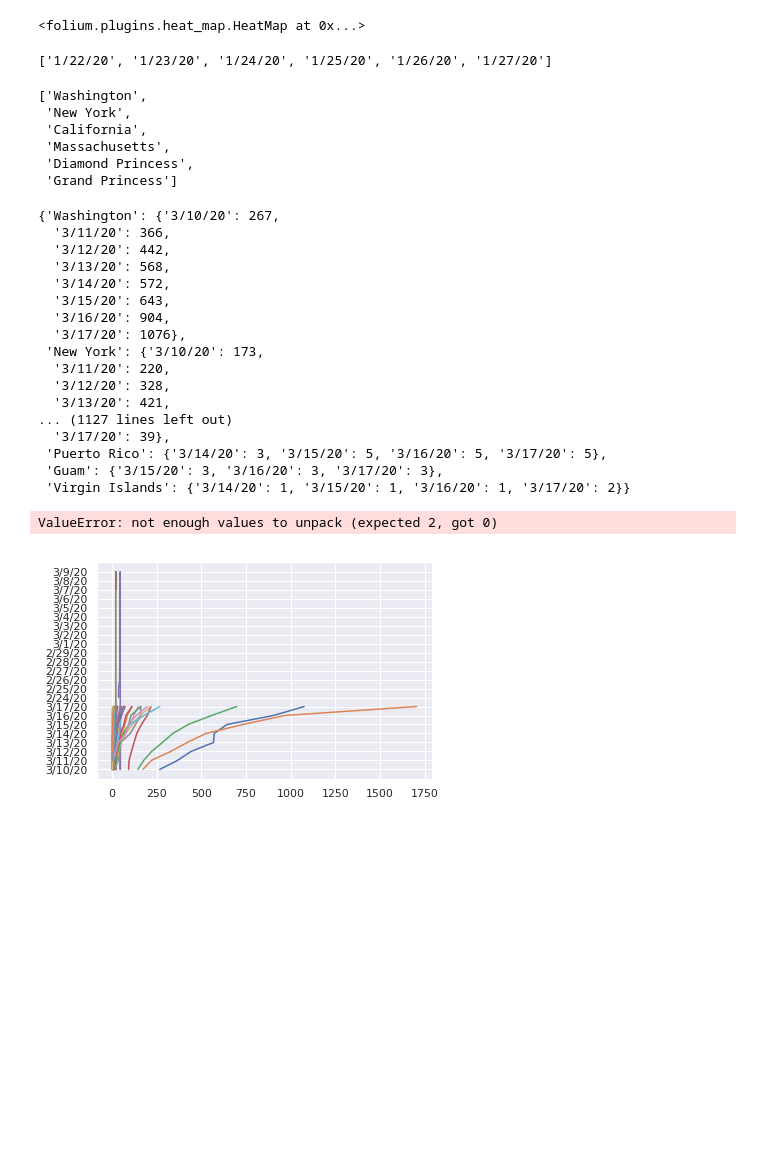
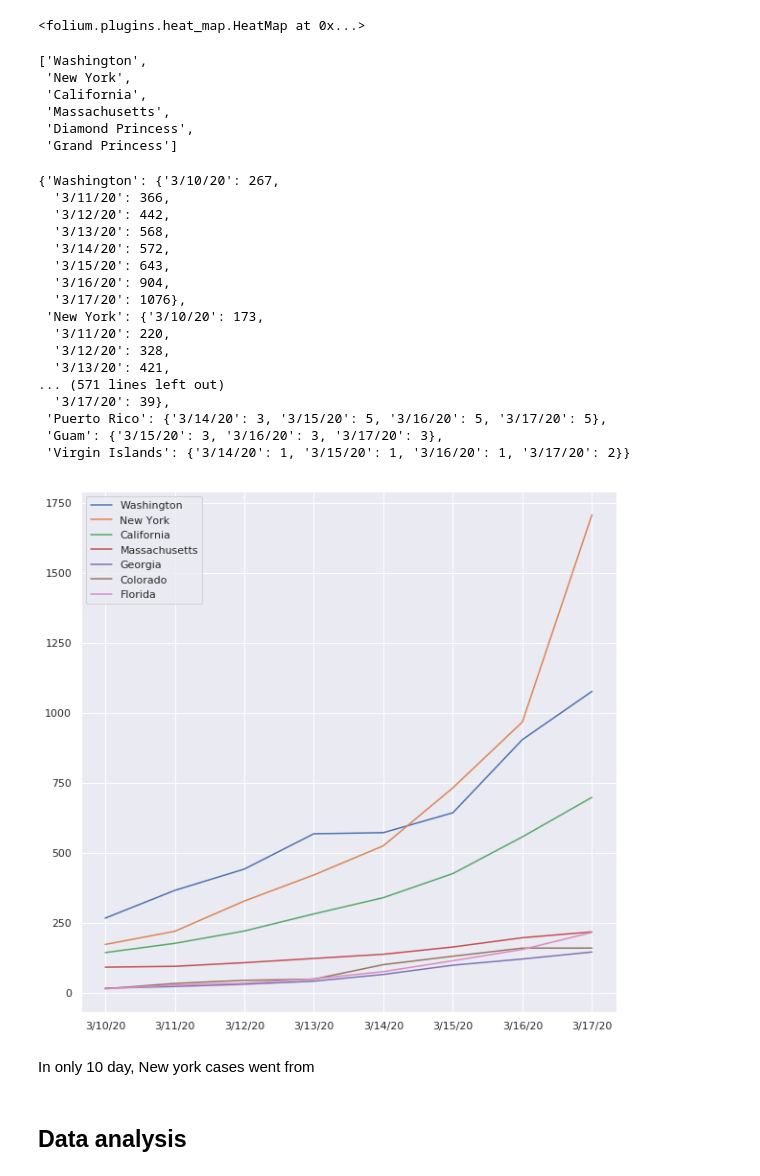
Before and after one commit to mateuskb/covid-19, a Jupyter notebook: Covid-19 analysis.ipynb, the cells around one changed output. Drawn from its saved outputs; the diff is of its cells as text; code cells hidden in the pictures; blank space fills up the shorter version.

```diff
--- a/Covid-19 analysis.ipynb
+++ b/Covid-19 analysis.ipynb
@@ -234,9 +234,7 @@ dates = list(dates)
 
 dates.sort(key=lambda date: datetime.datetime.strptime(date, "%m/%d/%y"))
 
-dates[:6]
+dates = dates[-8:]
-# %% [output]
-['1/22/20', '1/23/20', '1/24/20', '1/25/20', '1/26/20', '1/27/20']
 # %%
 states = US_confirmed_df['Province/State'].to_list()
 states[0:6]
@@ -270,22 +268,29 @@ cases
   '3/11/20': 220,
   '3/12/20': 328,
   '3/13/20': 421,
-... (1127 lines left out)
+... (571 lines left out)
   '3/17/20': 39},
  'Puerto Rico': {'3/14/20': 3, '3/15/20': 5, '3/16/20': 5, '3/17/20': 5},
  'Guam': {'3/15/20': 3, '3/16/20': 3, '3/17/20': 3},
  'Virgin Islands': {'3/14/20': 1, '3/15/20': 1, '3/16/20': 1, '3/17/20': 2}}
 # %%
-sns.set(style="darkgrid")
-
-for key in cases.keys():
+plt.figure(figsize=(10,10))
+plt_states = ['Washington', 'New York', 'California', 'Massachusetts', 'Georgia', 'Colorado', 'Florida']
+for key in plt_states:
     #x = list(cases[key].keys())
     #y = list(cases[key].values())
     lists = cases[key].items()
-    y, x = zip(*lists)
+    try:
+        x, y = zip(*lists)
+    except:
+        pass
     plt.plot(x, y)
+    plt.legend(plt_states)
 
-plt.show(imgs_size=(40,40))
+plt.show()
 # %% [output]
-ValueError: not enough values to unpack (expected 2, got 0)
-[figure, old version]
+[figure, new version]
+# %% [markdown]
+In only 10 day, New york cases went from
+# %% [markdown]
+##  Data analysis
```
